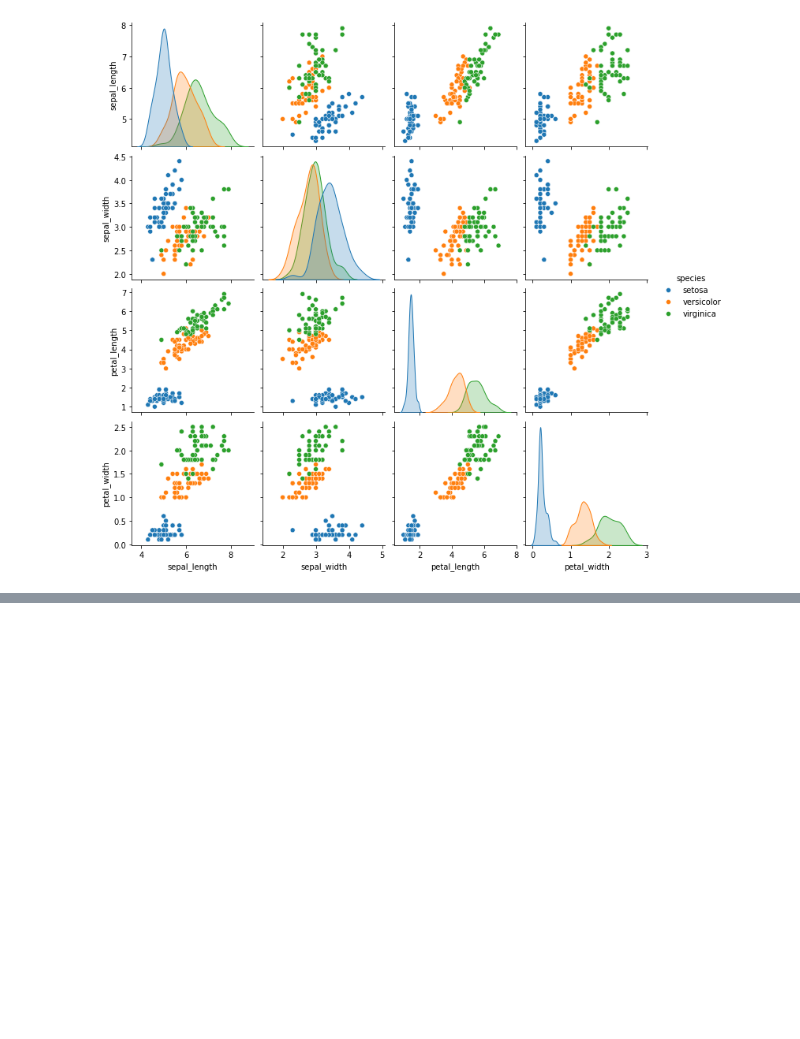
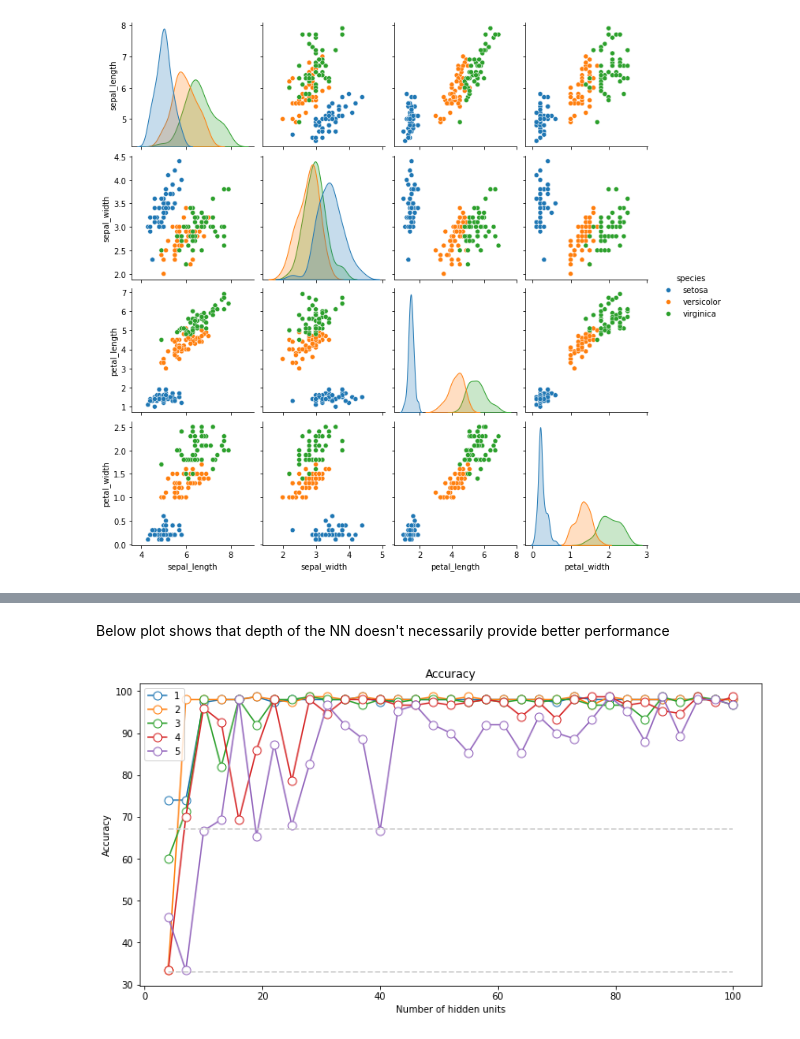
Before and after one commit to yashasvirp/Udemy_DL, a Jupyter notebook: src/Multilayer ANNs and Multi-output ANN.ipynb, the cells around one changed output, grey strips where cells are left out. Cells and saved outputs as stored; diff of their text form; code cells hidden in the pictures; blank space fills up the shorter version.

```diff
--- a/src/Multilayer ANNs and Multi-output ANN.ipynb
+++ b/src/Multilayer ANNs and Multi-output ANN.ipynb
@@ -177,0 +532,10 @@ plt.show()
+# %%
+iris = sns.load_dataset('iris')
+# Organizing the data
+data = torch.tensor(iris[iris.columns[:4]].values).float()
+
+# transforming species to numbers
+labels = torch.zeros(len(data), dtype=torch.long)
+# Let Setosa already imply 0
+labels[iris.species=='versicolor'] = 1
+labels[iris.species=='virginica'] = 2
@@ -177,0 +568,5 @@ plt.show()
+# %%
+nUnitsPerLayer = 12
+nLayers = 4
+net = IrisANN(nUnitsPerLayer, nLayers)
+net
@@ -177,0 +635,34 @@ plt.show()
+# %%
+# Model Parameters
+numLayers = range(1, 6) # number of layers in NN
+numUnits = np.arange(4, 101, 3) # number of units in each layer
+
+accuracies = np.zeros((len(numUnits), len(numLayers)))
+nParams = np.zeros((len(numUnits), len(numLayers)))
+
+nEp = 1000 # number of epochs
+
+for unit in range(len(numUnits)):
+    for layer in range(len(numLayers)):
+
+        net = IrisANN(numUnits[unit], numLayers[layer])
+
+        acc, nP = trainModel(net)
+
+        accuracies[unit, layer] = acc
+        nParams[unit, layer] = nP
+# %% [markdown]
+Below plot shows that depth of the NN doesn't necessarily provide better performance
+# %%
+fig, ax = plt.subplots(1, figsize=(12, 6))
+
+ax.plot(numUnits, accuracies, 'o-', markerfacecolor='w', markersize=9)
+ax.plot(numUnits[[0,-1]], [33,33], '--', color=[.8,.8,.8])
+ax.plot(numUnits[[0,-1]], [67,67], '--', color=[.8,.8,.8])
+ax.legend(numLayers)
+ax.set_xlabel('Number of hidden units')
+ax.set_ylabel('Accuracy')
+ax.set_title('Accuracy')
+plt.show()
+# %% [output]
+[figure, added]
```
Also changed, not shown: parts of 43 cells of this notebook, 1 other file.
